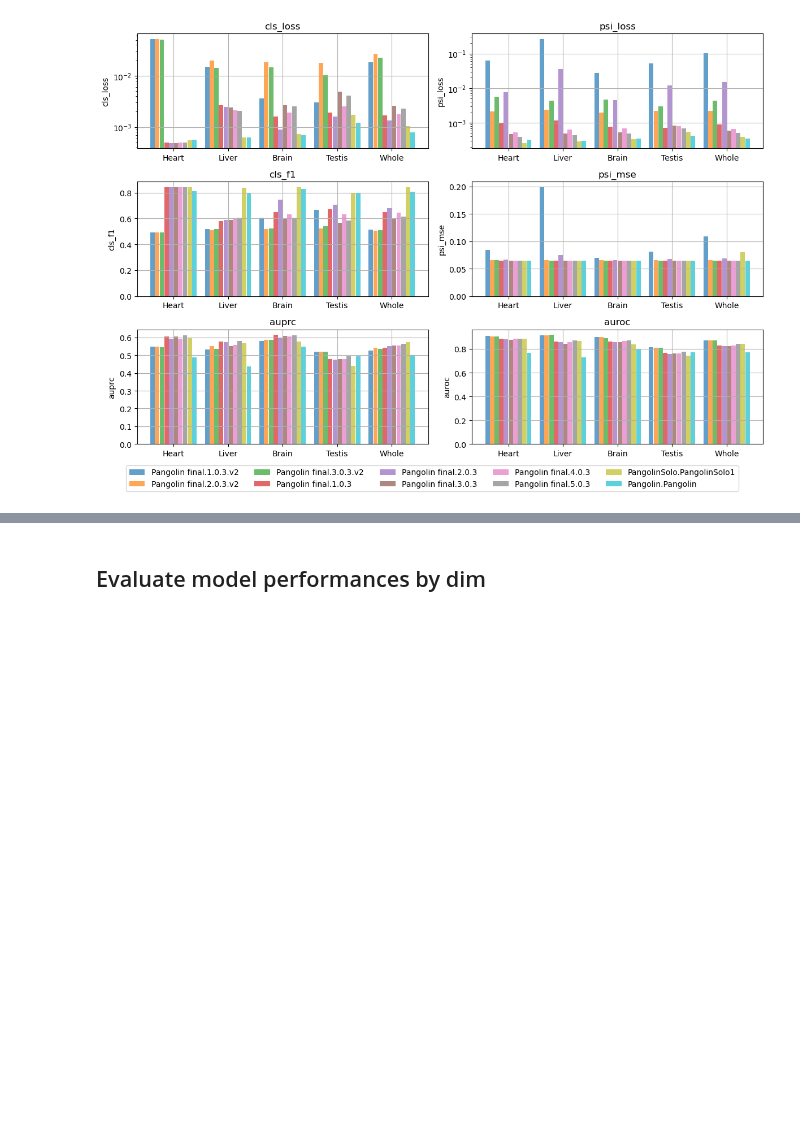
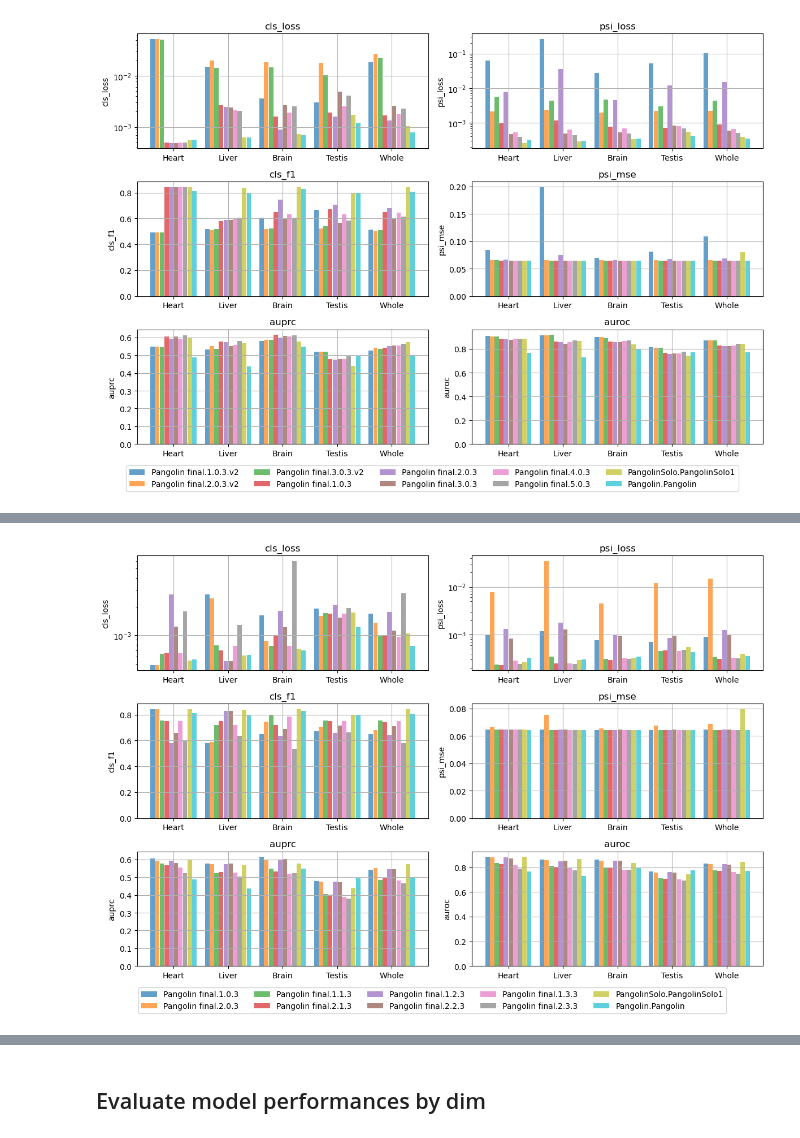
Before and after one commit to qiuresearch/AmbiSplice, a Jupyter notebook: metrics_eval.ipynb, the cells around one changed output, grey strips where cells are left out. Cells and saved outputs as stored; diff of their text form; code cells hidden in the pictures; blank space fills up the shorter version.

```diff
--- a/metrics_eval.ipynb
+++ b/metrics_eval.ipynb
@@ -55,4 +10,6 @@ def plot_model_dataset_metrics(model_dataset_metrics, ys=['cls_loss', 'psi_loss'
 # %%
+importlib.reload(visuals)
+
 pangolinsolo_pangolinsolo1_dir = 'checkpoints/pangolinsolo.pangolinsolo1_2025-10-25_11-46-07_cqw6jfnv'
 pangolin_pangolin_dir = 'checkpoints/pangolin.pangolin_2025-10-21_22-16-17_mnsgbck4'
 model_dataset_paths = {
@@ -127,7 +84,7 @@ model_dataset_paths = {
         'Whole':  f'{pangolin_pangolin_dir}/pangolin_test_agg_metrics.yaml',
     },
 }
-model_dataset_metrics = load_model_dataset_metrics(model_dataset_paths)
-plot_model_dataset_metrics(model_dataset_metrics)
+model_dataset_metrics = visuals.load_model_dataset_metrics(model_dataset_paths)
+visuals.plot_model_dataset_metrics(model_dataset_metrics)
 # %% [output]
 [figure]
@@ -133,0 +93,80 @@ plot_model_dataset_metrics(model_dataset_metrics)
+# %%
+importlib.reload(visuals)
+pangolinsolo_pangolinsolo1_dir = 'checkpoints/pangolinsolo.pangolinsolo1_2025-10-25_11-46-07_cqw6jfnv'
+pangolin_pangolin_dir = 'checkpoints/pangolin.pangolin_2025-10-21_22-16-17_mnsgbck4'
+model_dataset_paths = {
+    'Pangolin final.1.0.3': {
+        'Heart':  'benchmarks/pangolin_final.1.0.3/pangolin_test_agg_metrics_dim0.yaml',
+        'Liver':  'benchmarks/pangolin_final.1.0.3/pangolin_test_agg_metrics_dim1.yaml',
+        'Brain':  'benchmarks/pangolin_final.1.0.3/pangolin_test_agg_metrics_dim2.yaml',
+        'Testis': 'benchmarks/pangolin_final.1.0.3/pangolin_test_agg_metrics_dim3.yaml',
+        'Whole':  'benchmarks/pangolin_final.1.0.3/pangolin_test_agg_metrics.yaml',
+    },
+    'Pangolin final.2.0.3': {
+        'Heart':  'benchmarks/pangolin_final.2.0.3/pangolin_test_agg_metrics_dim0.yaml',
+        'Liver':  'benchmarks/pangolin_final.2.0.3/pangolin_test_agg_metrics_dim1.yaml',
+        'Brain':  'benchmarks/pangolin_final.2.0.3/pangolin_test_agg_metrics_dim2.yaml',
+        'Testis': 'benchmarks/pangolin_final.2.0.3/pangolin_test_agg_metrics_dim3.yaml',
+        'Whole':  'benchmarks/pangolin_final.2.0.3/pangolin_test_agg_metrics.yaml',
+    },
+    'Pangolin final.1.1.3': {
+        'Heart':  'benchmarks/pangolin_final.1.1.3/pangolin_test_agg_metrics_dim0.yaml',
+        'Liver':  'benchmarks/pangolin_final.1.1.3/pangolin_test_agg_metrics_dim1.yaml',
+        'Brain':  'benchmarks/pangolin_final.1.1.3/pangolin_test_agg_metrics_dim2.yaml',
+        'Testis': 'benchmarks/pangolin_final.1.1.3/pangolin_test_agg_metrics_dim3.yaml',
+        'Whole':  'benchmarks/pangolin_final.1.1.3/pangolin_test_agg_metrics.yaml',
+    },
+    'Pangolin final.2.1.3': {
+        'Heart':  'benchmarks/pangolin_final.2.1.3/pangolin_test_agg_metrics_dim0.yaml',
+        'Liver':  'benchmarks/pangolin_final.2.1.3/pangolin_test_agg_metrics_dim1.yaml',
+        'Brain':  'benchmarks/pangolin_final.2.1.3/pangolin_test_agg_metrics_dim2.yaml',
+        'Testis': 'benchmarks/pangolin_final.2.1.3/pangolin_test_agg_metrics_dim3.yaml',
+        'Whole':  'benchmarks/pangolin_final.2.1.3/pangolin_test_agg_metrics.yaml',
+    },
+    'Pangolin final.1.2.3': {
+        'Heart':  'benchmarks/pangolin_final.1.2.3/pangolin_test_agg_metrics_dim0.yaml',
+        'Liver':  'benchmarks/pangolin_final.1.2.3/pangolin_test_agg_metrics_dim1.yaml',
+        'Brain':  'benchmarks/pangolin_final.1.2.3/pangolin_test_agg_metrics_dim2.yaml',
+        'Testis': 'benchmarks/pangolin_final.1.2.3/pangolin_test_agg_metrics_dim3.yaml',
+        'Whole':  'benchmarks/pangolin_final.1.2.3/pangolin_test_agg_metrics.yaml',
+    },
+    'Pangolin final.2.2.3': {
+        'Heart':  'benchmarks/pangolin_final.2.2.3/pangolin_test_agg_metrics_dim0.yaml',
+        'Liver':  'benchmarks/pangolin_final.2.2.3/pangolin_test_agg_metrics_dim1.yaml',
+        'Brain':  'benchmarks/pangolin_final.2.2.3/pangolin_test_agg_metrics_dim2.yaml',
+        'Testis': 'benchmarks/pangolin_final.2.2.3/pangolin_test_agg_metrics_dim3.yaml',
+        'Whole':  'benchmarks/pangolin_final.2.2.3/pangolin_test_agg_metrics.yaml',
+    },
+    'Pangolin final.1.3.3': {
+        'Heart':  'benchmarks/pangolin_final.1.3.3/pangolin_test_agg_metrics_dim0.yaml',
+        'Liver':  'benchmarks/pangolin_final.1.3.3/pangolin_test_agg_metrics_dim1.yaml',
+        'Brain':  'benchmarks/pangolin_final.1.3.3/pangolin_test_agg_metrics_dim2.yaml',
+        'Testis': 'benchmarks/pangolin_final.1.3.3/pangolin_test_agg_metrics_dim3.yaml',
+        'Whole':  'benchmarks/pangolin_final.1.3.3/pangolin_test_agg_metrics.yaml',
+    },
+    'Pangolin final.2.3.3': {
+        'Heart':  'benchmarks/pangolin_final.2.3.3/pangolin_test_agg_metrics_dim0.yaml',
+        'Liver':  'benchmarks/pangolin_final.2.3.3/pangolin_test_agg_metrics_dim1.yaml',
+        'Brain':  'benchmarks/pangolin_final.2.3.3/pangolin_test_agg_metrics_dim2.yaml',
+        'Testis': 'benchmarks/pangolin_final.2.3.3/pangolin_test_agg_metrics_dim3.yaml',
+        'Whole':  'benchmarks/pangolin_final.2.3.3/pangolin_test_agg_metrics.yaml',
+    },
+    'PangolinSolo.PangolinSolo1': {
+        'Heart':  f'{pangolinsolo_pangolinsolo1_dir}/pangolin_test_heart_agg_metrics.yaml',
+        'Liver':  f'{pangolinsolo_pangolinsolo1_dir}/pangolin_test_liver_agg_metrics.yaml',
+        'Brain':  f'{pangolinsolo_pangolinsolo1_dir}/pangolin_test_brain_agg_metrics.yaml',
+        'Testis': f'{pangolinsolo_pangolinsolo1_dir}/pangolin_test_testis_agg_metrics.yaml',
+        'Whole':  f'{pangolinsolo_pangolinsolo1_dir}/pangolin_test_heart-liver-brain-testis_agg_metrics.yaml',
+    },
+    'Pangolin.Pangolin': {
+        'Heart':  f'{pangolin_pangolin_dir}/pangolin_test_agg_metrics_dim0.yaml',
+        'Liver':  f'{pangolin_pangolin_dir}/pangolin_test_agg_metrics_dim1.yaml',
+        'Brain':  f'{pangolin_pangolin_dir}/pangolin_test_agg_metrics_dim2.yaml',
+        'Testis': f'{pangolin_pangolin_dir}/pangolin_test_agg_metrics_dim3.yaml',
+        'Whole':  f'{pangolin_pangolin_dir}/pangolin_test_agg_metrics.yaml',
+    },
+}
+model_dataset_metrics = visuals.load_model_dataset_metrics(model_dataset_paths)
+visuals.plot_model_dataset_metrics(model_dataset_metrics)
+# %% [output]
+[figure, added]
```
Also changed, not shown: parts of 5 cells of this notebook, 3 other files.
